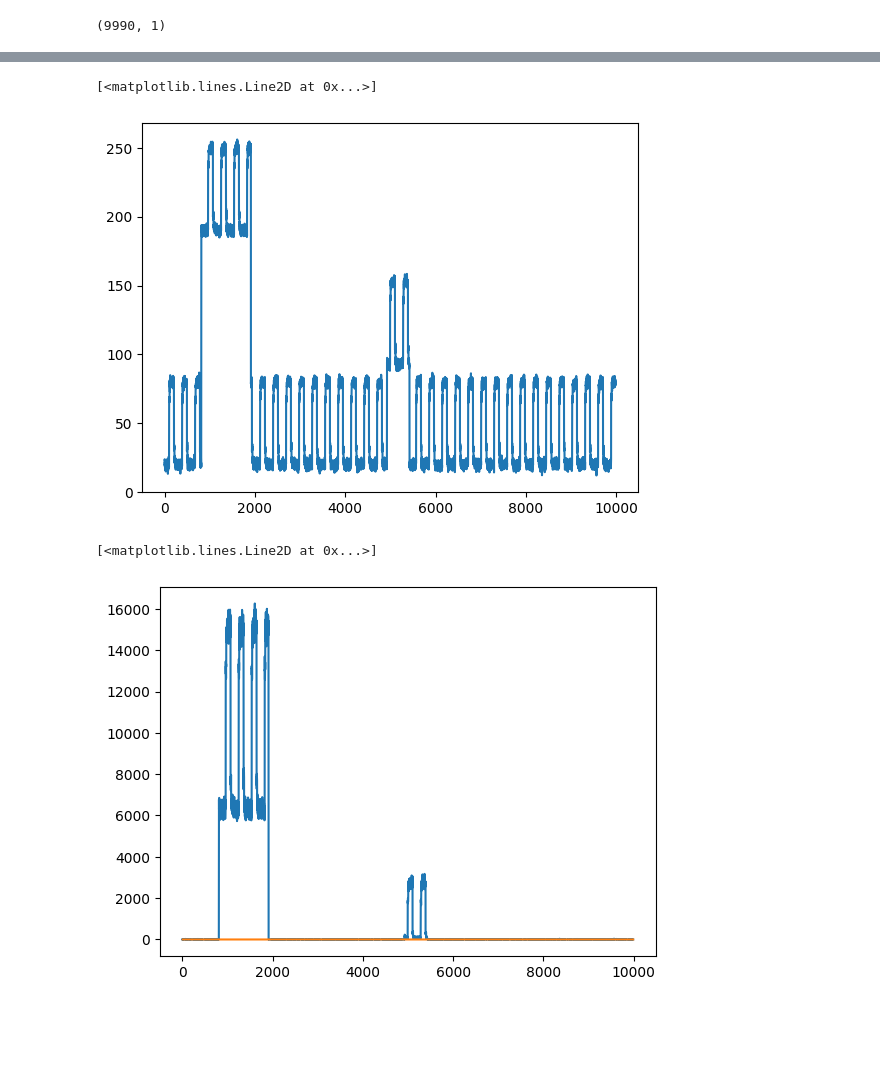
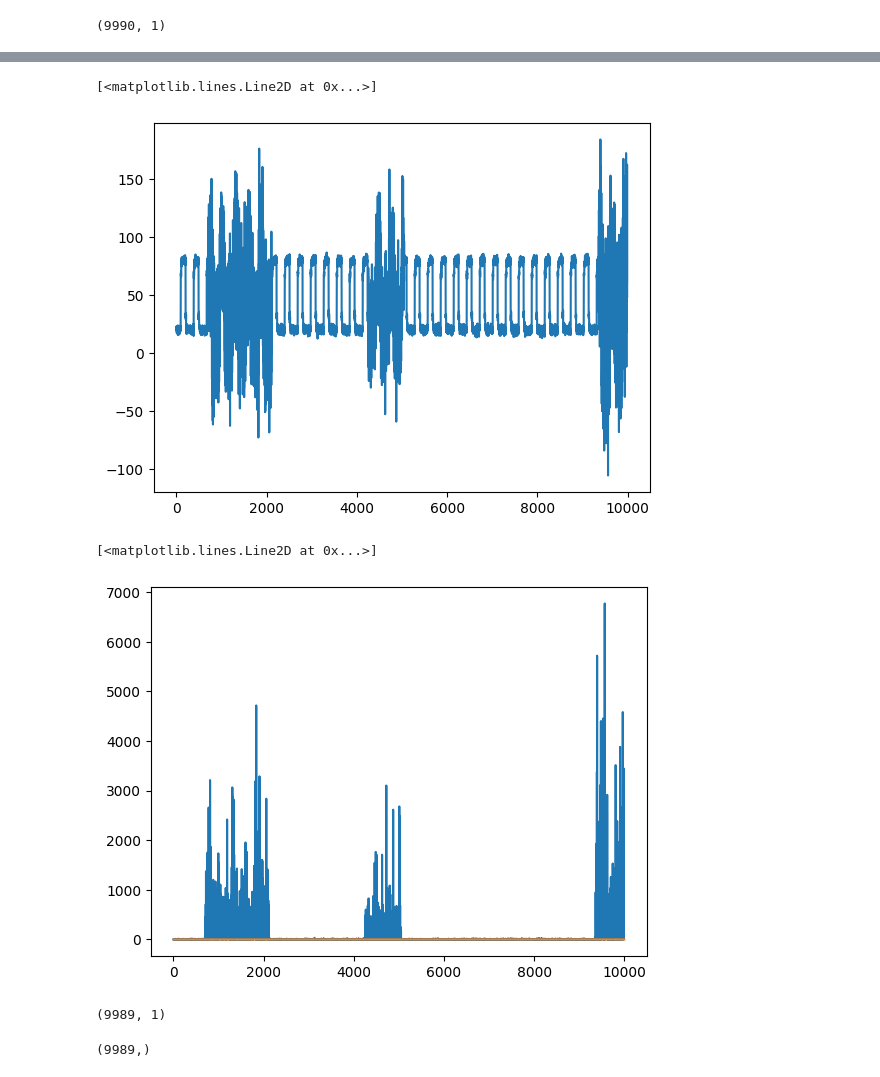
Before and after one commit to yilee10/detect_anormal, a Jupyter notebook: model_test.ipynb, the cells around one changed output, grey strips where cells are left out. Drawn from its saved outputs; the diff is of its cells as text; code cells hidden in the pictures; blank space fills up the shorter version.

```diff
--- a/model_test.ipynb
+++ b/model_test.ipynb
@@ -87,7 +87,7 @@ LSTM_AE_model.fit(X_train, y_train, epochs=1, batch_size=100, verbose=0)
 # %% [markdown]
 Test
 # %%
-test_data = hardover_datas
+test_data = erratic_datas
 # %%
 X_test,y_test =Xy_to_XyNtime(test_data['value'][:10000],n_time_in,ntime_out)
 # %% [output]
@@ -109,18 +109,26 @@ plt.plot(y_predict[ntime_out:test_size])
 plt.plot(y_test[:test_size-ntime_out])
 # %% [output]
 [<matplotlib.lines.Line2D at 0x...>]
-[figure, old version]
+[figure, new version]
 # %%
 def MSE(target,predict):
     return (1.0/2.0)*(target-predict)**2
 # %%
 plt.plot(MSE(y_test[:test_size-ntime_out],y_predict[ntime_out:test_size])) #y_test는 실제 값 ,y_predict는 예측 값 예측값은 ntime_out 만큼 밀려서 나옴
 #plt.plot(y_test[:test_size-ntime_out]-y_predict[ntime_out:test_size])
-plt.plot(test_data['error'][n_time_in:test_size])
+plt.plot(test_data['error'][n_time_in:test_size+n_time_in-ntime_out])
 #plt.plot(test_data['value'][n_time_in:test_size]) # test_data['value'][n_time_in:test_size] == y_test[:test_size-ntime_out] 실제 값
 # %% [output]
 [<matplotlib.lines.Line2D at 0x...>]
-[figure, old version]
+[figure, new version]
+# %%
+MSE(y_test[:test_size-ntime_out],y_predict[ntime_out:test_size]).shape
+# %% [output]
+(9989, 1)
+# %%
+test_data['error'][n_time_in:test_size+n_time_in-ntime_out].shape
+# %% [output]
+(9989,)
 # %%
 def over_num(thresold,np_list):
     for i in range(len(np_list)):
```
Also changed, not shown: parts of 23 cells of this notebook.
